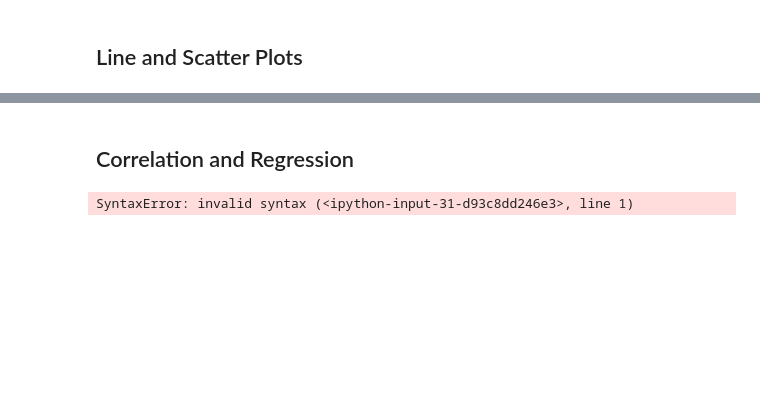
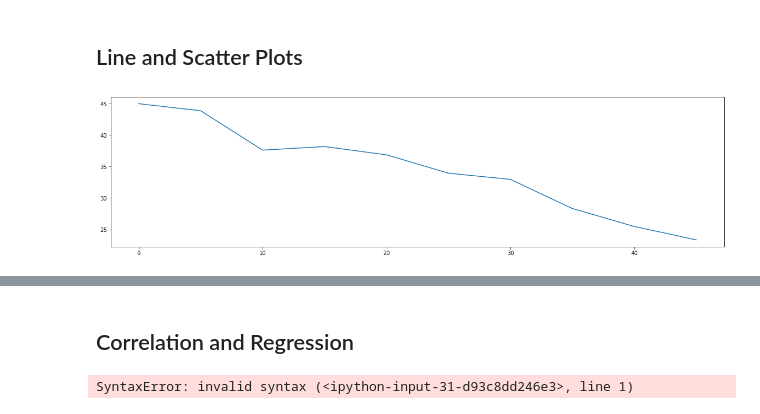
Before and after one commit to KathrynPanger/pharmaceutical-testing, a Jupyter notebook: pymaceuticals_starter.ipynb, the cells around one changed output, grey strips where cells are left out. Saved outputs shown, nothing was run; the diff lists cells and outputs as text; code cells hidden in the pictures; blank space fills up the shorter version.

Commit message:
one mouse line chart

```diff
--- a/pymaceuticals_starter.ipynb
+++ b/pymaceuticals_starter.ipynb
@@ -532,3 +534,16 @@ plt.show()
 # %% [markdown]
 ## Line and Scatter Plots
+# %%
+# Generate a line plot of time point versus tumor volume for a mouse treated with Capomulin
+#This could be ONE COMMAND in STATA and it's not fair!!!
+
+clean_mouse_df_Rline=clean_mouse_df.loc[clean_mouse_df["Drug Regimen"]=="Capomulin"]
+clean_mouse_df_Rline_reduced=clean_mouse_df_Rline[["Timepoint","Mouse ID", "Tumor Volume (mm3)"]]
+mouse_on_cap=clean_mouse_df_Rline_reduced.loc[clean_mouse_df_Rline_reduced["Mouse ID"]=="s185"]
+Cap_x_axis=mouse_on_cap[["Timepoint"]]
+Cap_y_axis=mouse_on_cap[["Tumor Volume (mm3)"]]
+plt.plot(Cap_x_axis, Cap_y_axis)
+plt.savefig("Plots/a_mouse_on_Capomulin")
+# %% [output]
+[figure, added]
 # %%
```
Also changed, not shown: parts of 3 cells of this notebook, 1 other file.
